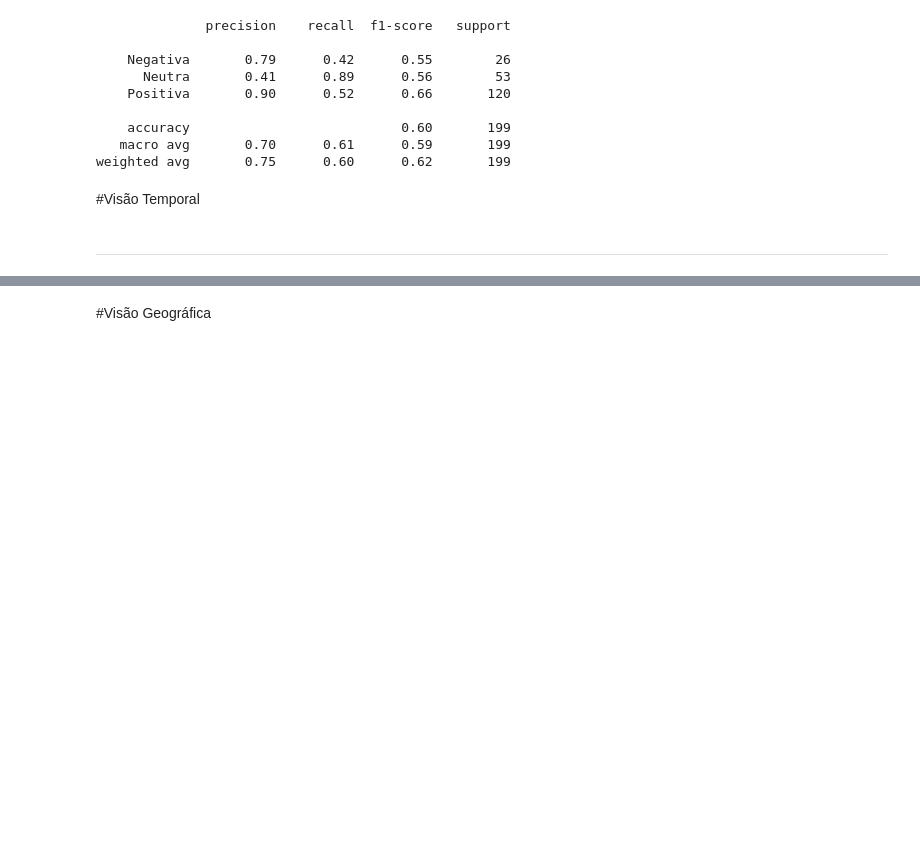
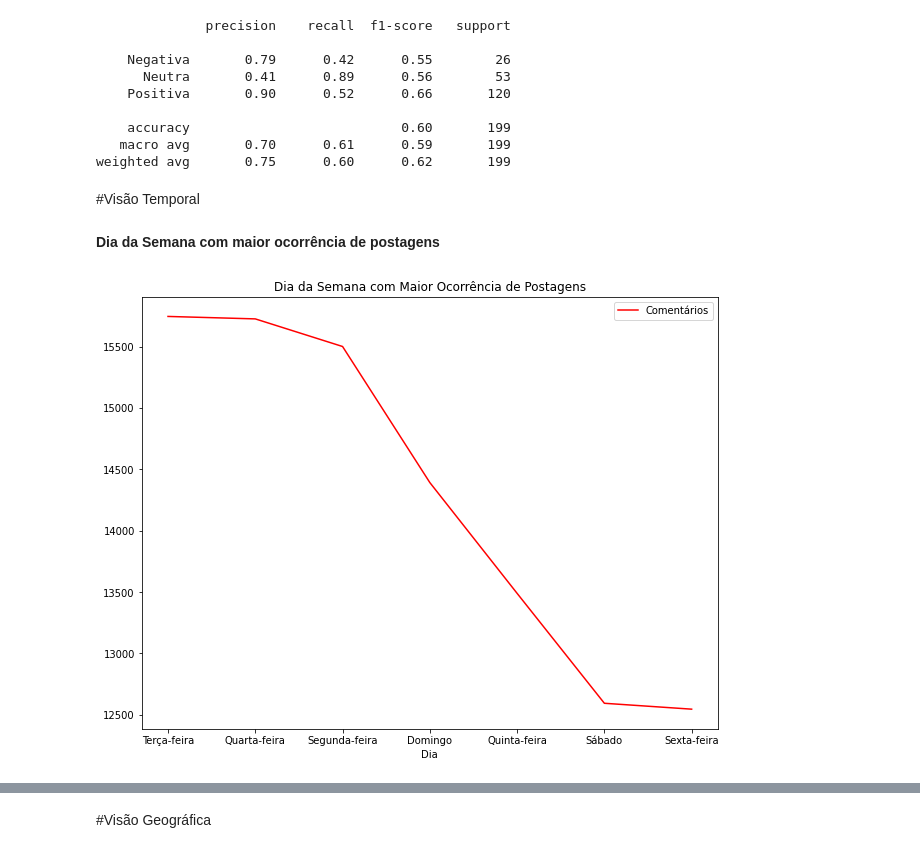
Before and after one commit to kidkmon/Sentiment-Analysis-TripAdvisor, a Jupyter notebook: Analise_sentimentos_TripAdvisor.ipynb, the cells around one changed output, grey strips where cells are left out. Cells and saved outputs as stored; diff of their text form; code cells hidden in the pictures; blank space fills up the shorter version.

```diff
--- a/Analise_sentimentos_TripAdvisor.ipynb
+++ b/Analise_sentimentos_TripAdvisor.ipynb
@@ -311,9 +311,12 @@ address_group.head()
 
 Gerando campos de ano, mês e dia a partir do campo publicationDate
 # %%
+week_day = ('Segunda-feira', 'Terça-feira', 'Quarta-feira', 'Quinta-feira', 'Sexta-feira', 'Sábado', 'Domingo')
+
 df["publication_year"] = [x[-4:] for x in df['publicationDate']]
 df["publication_month"] = [x[3:5] for x in df['publicationDate']]
 df["publication_day"] = [x[:2] for x in df['publicationDate']]
+df["publication_week"] = [week_day[datetime.strptime(x, "%d/%m/%Y").weekday()] for x in df['publicationDate']]
 # %% [markdown]
 ## Conjunto de dados após o processamento
 # %%
@@ -511,5 +514,22 @@ print(classification_report(df_random_sentences['Polarity'],
 weighted avg       0.75      0.60      0.62       199
 # %% [markdown]
 #Visão Temporal
-# %% [markdown]
-****
+# %% [markdown]
+**Dia da Semana com maior ocorrência de postagens**
+# %%
+#Gerando dados para análise - groupby
+res = df[['publication_week','reviewBody']].groupby('publication_week').count()
+
+a = res.sort_values(['reviewBody'], ascending=False)
+a.rename({"reviewBody": "Comentários"}, axis=1, inplace=True)
+
+#Construção do Gráfico
+fig = plt.figure(figsize=(8,6))
+ax = fig.add_axes([0,0,1,1])
+a[0:29].plot(kind='line', color ='r', ax=ax)
+plt.xlabel('Dia')
+plt.legend(loc = 'upper right')
+plt.title('Dia da Semana com Maior Ocorrência de Postagens')
+plt.show()
+# %% [output]
+[figure, added]
```
Also changed, not shown: parts of 4 cells of this notebook.
